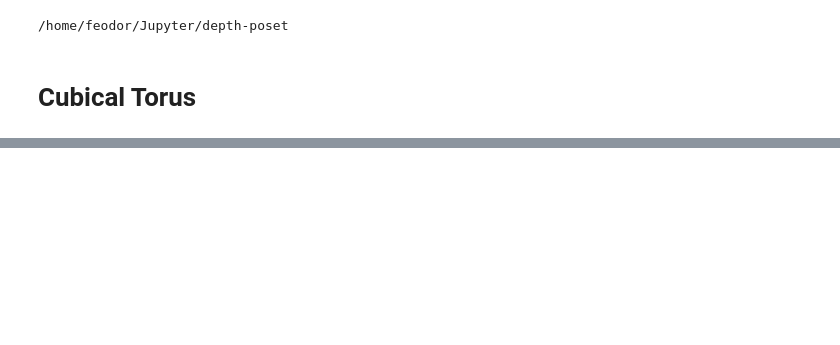
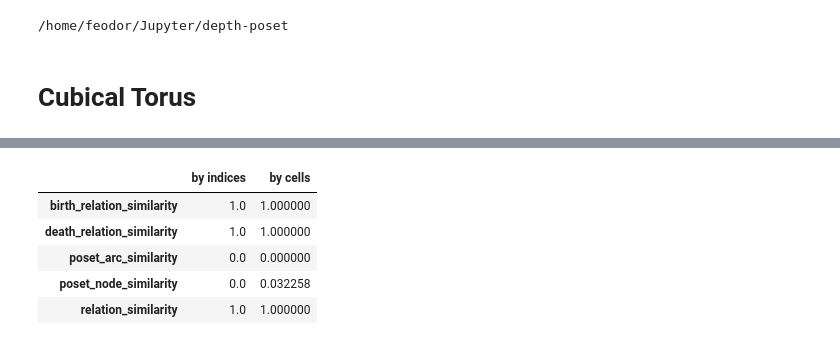
Before and after one commit to zimfv/depth-poset, a Jupyter notebook: notebooks/Squares on Torus.ipynb, the cells around one changed output, grey strips where cells are left out. Cells and saved outputs as stored; diff of their text form; code cells hidden in the pictures; blank space fills up the shorter version.

```diff
--- a/notebooks/Squares on Torus.ipynb
+++ b/notebooks/Squares on Torus.ipynb
@@ -313,0 +116,13 @@ plt.show()
+# %%
+sim_scores = [f for _, f in inspect.getmembers(depth_poset_similarity_scores, inspect.isfunction) if inspect.getmodule(f) == depth_poset_similarity_scores]
+
+df_sim = pd.Series({(score.__name__.replace('cell', '').replace('index', '').replace('__', '_'), score.__name__.find('cell') != -1): score(dp0, dp1) for score in sim_scores})
+df_sim = df_sim.unstack(level=1).rename(columns={False: 'by indices', True: 'by cells'})
+df_sim
+# %% [output]
+|  | by indices | by cells |
+| birth_relation_similarity | 1.0 | 1.000000 |
+| death_relation_similarity | 1.0 | 1.000000 |
+| poset_arc_similarity | 0.0 | 0.000000 |
+| poset_node_similarity | 0.0 | 0.032258 |
+| relation_similarity | 1.0 | 1.000000 |
```
Also changed, not shown: parts of 10 cells of this notebook, 3 other files.
